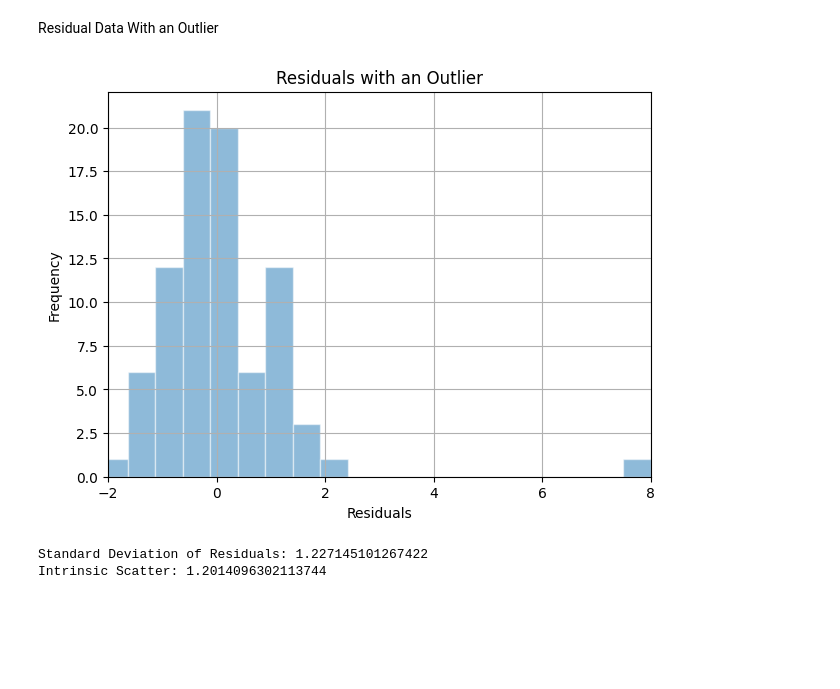
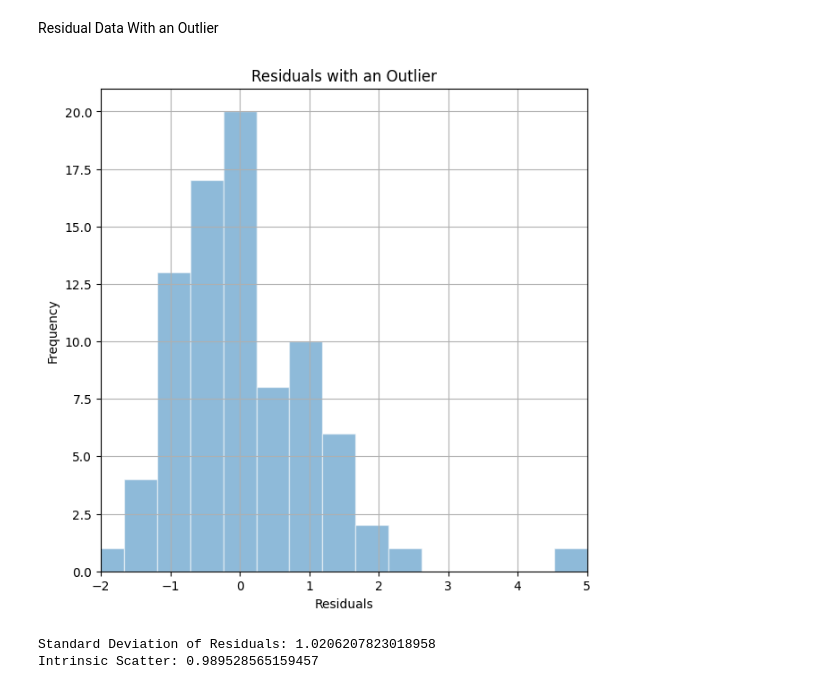
Before and after one commit to CyrusCorrell/astr19final, a Jupyter notebook: outlierlatest.ipynb, the cells around one changed output. Saved outputs shown, nothing was run; the diff lists cells and outputs as text; code cells hidden in the pictures; blank space fills up the shorter version.

```diff
--- a/outlierlatest.ipynb
+++ b/outlierlatest.ipynb
@@ -110,24 +110,24 @@ Intrinsic Scatter: 0.8310627032322925
 Residual Data With an Outlier
 # %%
 residuals = height - fit
-outlier = 8        #outlier value of 2
+outlier = 5      #outlier value of 5
 data_with_outlier = np.append(residuals, outlier)   #adds the outlier to the data
 
-f, ax=plt.subplots(1,1,figsize=(7,5))
-ax.set_xlim(-2,8)
-plt.hist(data_with_outlier,bins=20,alpha=0.5,edgecolor="white")
+f, ax=plt.subplots(1,1,figsize=(7,7))
+ax.set_xlim(-2,5)
+plt.hist(data_with_outlier,bins=15,alpha=0.5,edgecolor="white")
 plt.title("Residuals with an Outlier")
 plt.xlabel('Residuals')
 plt.ylabel('Frequency')
 plt.grid(True)
 plt.show()
 
 residual_std = np.std(data_with_outlier)
 print(f"Standard Deviation of Residuals: {residual_std}")
 
 intrinsic_scatter = np.sqrt(residual_std**2 - heighterr**2)
 print(f"Intrinsic Scatter: {intrinsic_scatter}")
 # %% [output]
-[figure, old version]
+[figure, new version]
-Standard Deviation of Residuals: 1.227145101267422
-Intrinsic Scatter: 1.2014096302113744
+Standard Deviation of Residuals: 1.0206207823018958
+Intrinsic Scatter: 0.989528565159457
```
